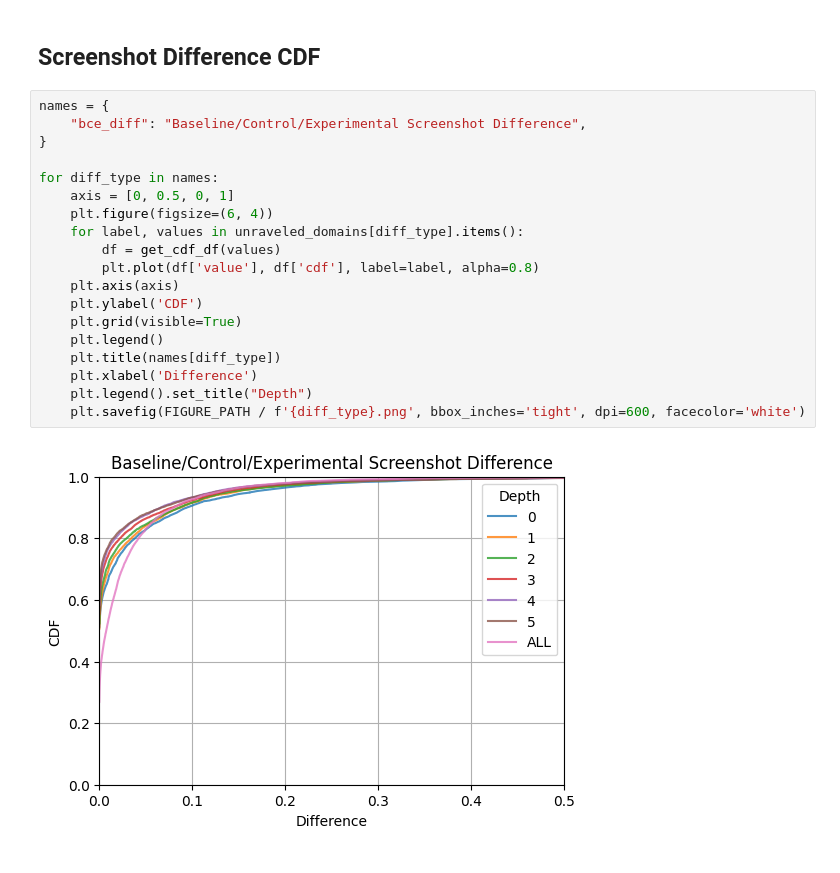
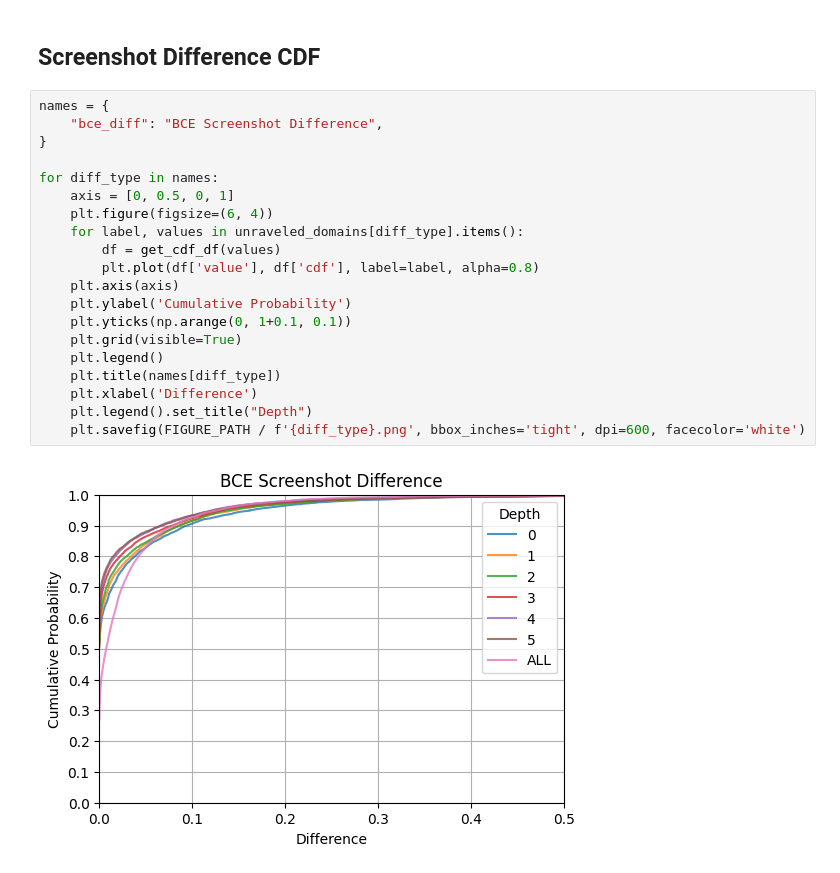
Before and after one commit to maxwellmlin/cookie-classify, a Jupyter notebook: classification_algo.ipynb, the cells around one changed output. Saved outputs shown, nothing was run; the diff lists cells and outputs as text.

```diff
--- a/classification_algo.ipynb
+++ b/classification_algo.ipynb
@@ -590,24 +604,25 @@ Successful domains extracted: 7490/7490
 ## Screenshot Difference CDF
 # %%
 names = {
-    "bce_diff": "Baseline/Control/Experimental Screenshot Difference",
+    "bce_diff": "BCE Screenshot Difference",
 }
 
 for diff_type in names:
     axis = [0, 0.5, 0, 1]
     plt.figure(figsize=(6, 4))
     for label, values in unraveled_domains[diff_type].items():
         df = get_cdf_df(values)
         plt.plot(df['value'], df['cdf'], label=label, alpha=0.8)
     plt.axis(axis)
-    plt.ylabel('CDF')
+    plt.ylabel('Cumulative Probability')
+    plt.yticks(np.arange(0, 1+0.1, 0.1))
     plt.grid(visible=True)
     plt.legend()
     plt.title(names[diff_type])
     plt.xlabel('Difference')
     plt.legend().set_title("Depth")
     plt.savefig(FIGURE_PATH / f'{diff_type}.png', bbox_inches='tight', dpi=600, facecolor='white')
 # %% [output]
-[figure, old version]
+[figure, new version]
 # %%
 names = {
```
Also changed, not shown: parts of 5 cells of this notebook, 6 other files.
